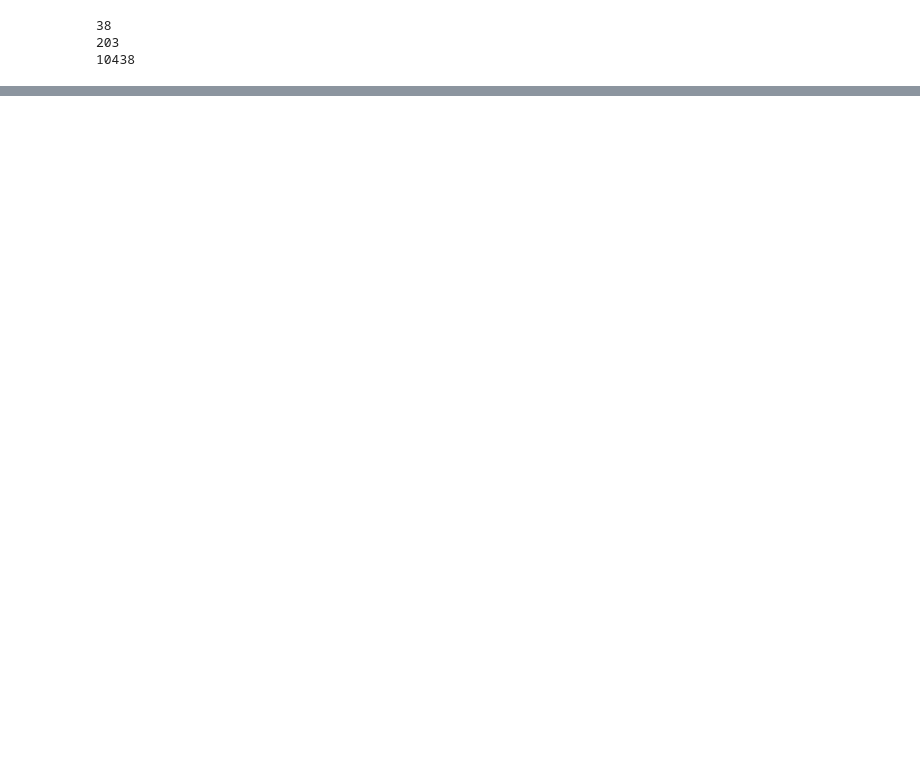
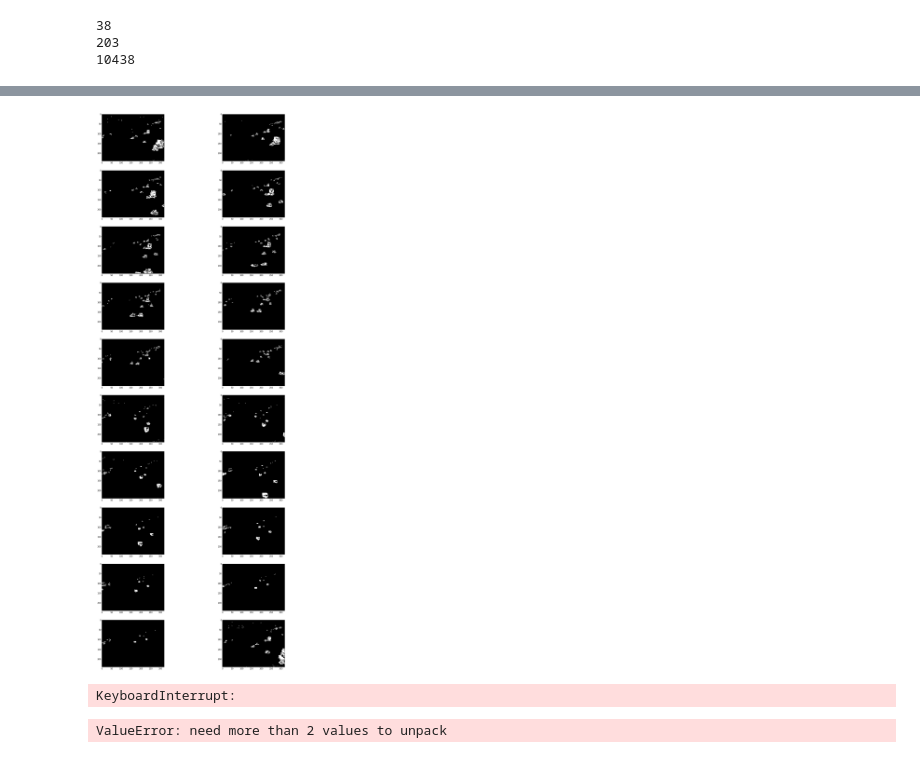
Before and after one commit to xelabit/aacimp2015-video-surveillance-systems, a Jupyter notebook: src/analysis/avg_picture.ipynb, the cells around one changed output, grey strips where cells are left out. Drawn from its saved outputs; the diff is of its cells as text; code cells hidden in the pictures; blank space fills up the shorter version.

```diff
--- a/src/analysis/avg_picture.ipynb
+++ b/src/analysis/avg_picture.ipynb
@@ -62,0 +131,31 @@ for index in range(counter):
+# %%
+def get_cars(frame):
+    #frame = 20
+    test = np.array(np.zeros(shape = X_train_no_bg[frame].shape , dtype='uint8'))
+    for i in range(X_train_no_bg[frame].shape[0]):
+        for j in range(X_train_no_bg[frame].shape[1]):
+            if (X_train_no_bg[frame][i][j][0] + X_train_no_bg[frame][i][j][1] + X_train_no_bg[frame][i][j][2]  > 80) :
+                test[i][j][0] = 255
+                test[i][j][1] = 255
+                test[i][j][2] = 255
+    for i in range(0, test.shape[0]-4, 4):
+        for j in range(0 , test.shape[1]-4, 4):
+            counter = 0
+            for k in range (4):
+                for m in range(4):
+                    if test[i+k][j+m][0] == 0:
+                        counter += 1
+            if counter>11:
+                for k in range (4):
+                    for m in range(4):
+                        for l in range(3):
+                            test[i+k][j+m][l] = 0
+    return test
+#plt.imshow(test)
+# %%
+plt.figure(figsize=(20,50))
+for frame in range(0,100,5):
+    plt.subplot(10,2,frame/5)
+    plt.imshow(get_cars(frame))
+# %% [output]
+[figure, added]
@@ -62,0 +166,9 @@ for index in range(counter):
+# %%
+bg_substraction.background_substraction('X_test.npy' , "X_test_videos.npy" , "X_test_avg.npy" , 'X_test_no_bg.npy')
+# %% [output]
+KeyboardInterrupt:
+# %%
+for (i,j,k) in np.ndenumerate(X_train[0]):
+    print i,j,k
+# %% [output]
+ValueError: need more than 2 values to unpack
```
Also changed, not shown: parts of 16 cells of this notebook.
